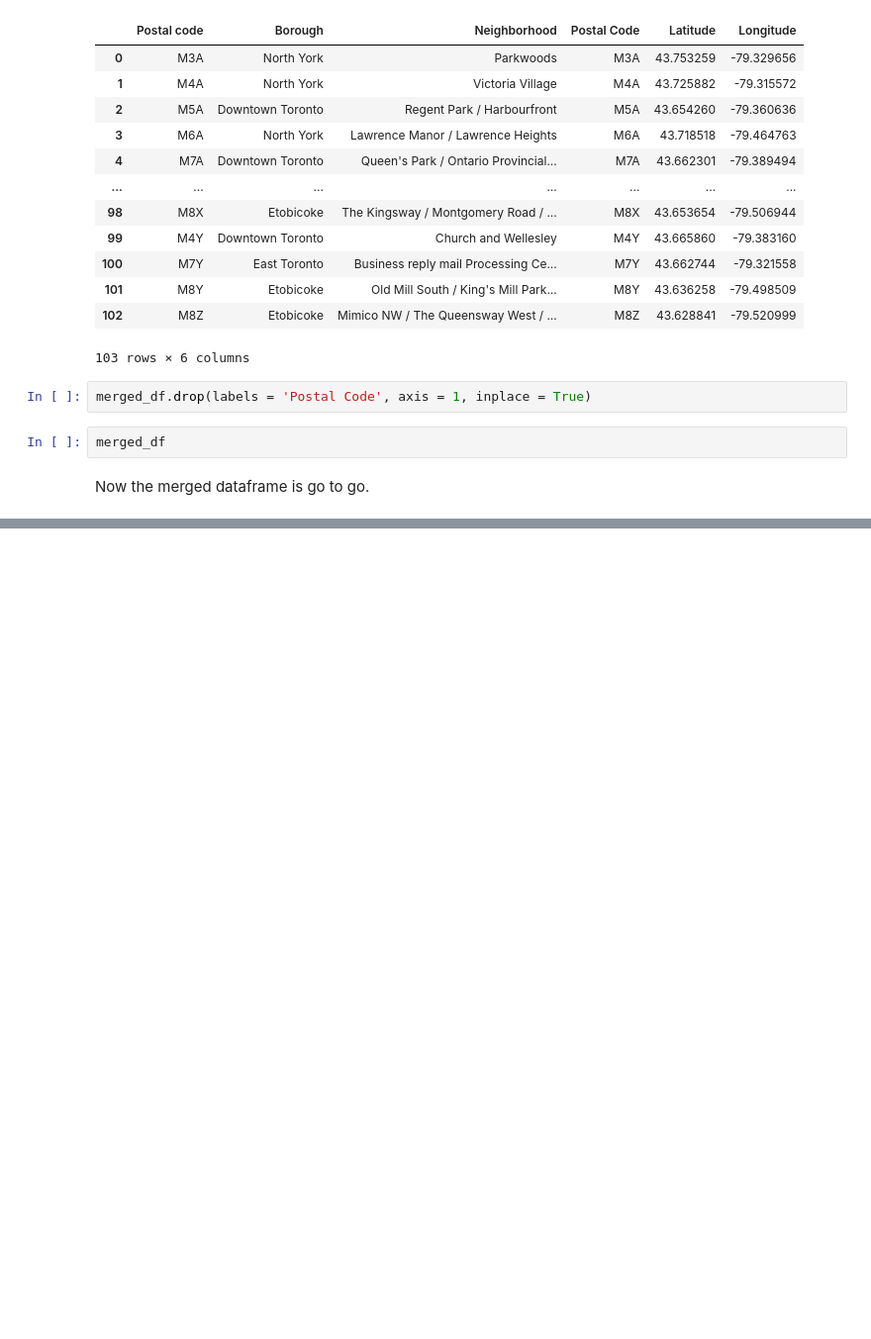
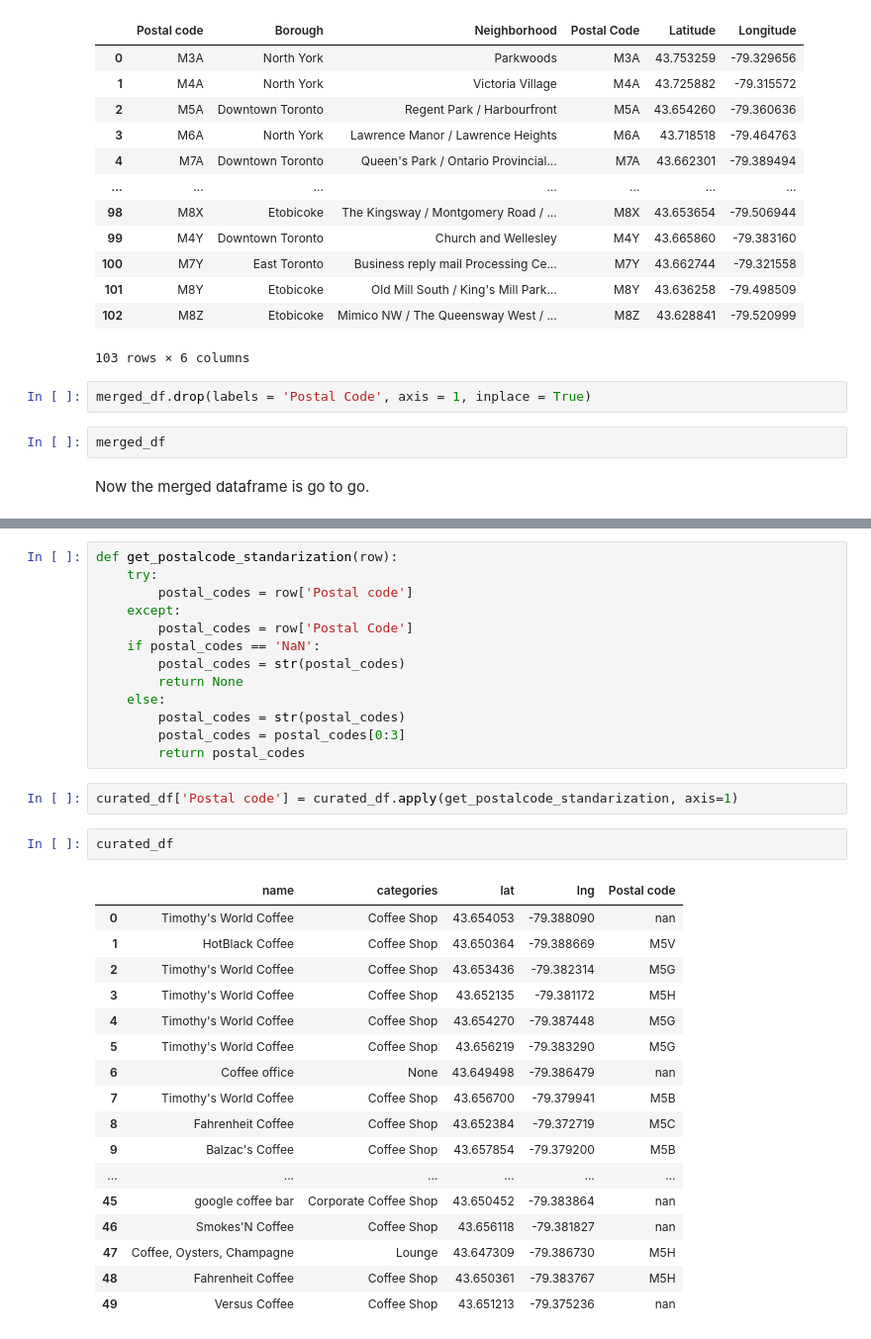
Before and after one commit to igcodinap/Toronto-Neighborhoods, a Jupyter notebook: Toronto Neighborhoods.ipynb, the cells around one changed output, grey strips where cells are left out. Shown: that part at 99% size. Cells and saved outputs as stored; diff of their text form; blank space fills up the shorter version.

```diff
--- a/Toronto Neighborhoods.ipynb
+++ b/Toronto Neighborhoods.ipynb
@@ -130,0 +275,35 @@ Now the merged dataframe is go to go.
+# %%
+def get_postalcode_standarization(row):
+    try:
+        postal_codes = row['Postal code']
+    except:
+        postal_codes = row['Postal Code']
+    if postal_codes == 'NaN':
+        postal_codes = str(postal_codes)
+        return None
+    else:
+        postal_codes = str(postal_codes)
+        postal_codes = postal_codes[0:3]
+        return postal_codes
+# %%
+curated_df['Postal code'] = curated_df.apply(get_postalcode_standarization, axis=1)
+# %%
+curated_df
+# %% [output]
+|  | name | categories | lat | lng | Postal code |
+| 0 | Timothy's World Coffee | Coffee Shop | 43.654053 | -79.388090 | nan |
+| 1 | HotBlack Coffee | Coffee Shop | 43.650364 | -79.388669 | M5V |
+| 2 | Timothy's World Coffee | Coffee Shop | 43.653436 | -79.382314 | M5G |
+| 3 | Timothy's World Coffee | Coffee Shop | 43.652135 | -79.381172 | M5H |
+| 4 | Timothy's World Coffee | Coffee Shop | 43.654270 | -79.387448 | M5G |
+| 5 | Timothy's World Coffee | Coffee Shop | 43.656219 | -79.383290 | M5G |
+| 6 | Coffee office | None | 43.649498 | -79.386479 | nan |
+| 7 | Timothy's World Coffee | Coffee Shop | 43.656700 | -79.379941 | M5B |
+| 8 | Fahrenheit Coffee | Coffee Shop | 43.652384 | -79.372719 | M5C |
+| 9 | Balzac's Coffee | Coffee Shop | 43.657854 | -79.379200 | M5B |
+| ... | ... | ... | ... | ... | ... |
+| 45 | google coffee bar | Corporate Coffee Shop | 43.650452 | -79.383864 | nan |
+| 46 | Smokes'N Coffee | Coffee Shop | 43.656118 | -79.381827 | nan |
+| 47 | Coffee, Oysters, Champagne | Lounge | 43.647309 | -79.386730 | M5H |
+| 48 | Fahrenheit Coffee | Coffee Shop | 43.650361 | -79.383767 | M5H |
+| 49 | Versus Coffee | Coffee Shop | 43.651213 | -79.375236 | nan |
```
Also changed, not shown: parts of 18 cells of this notebook.
